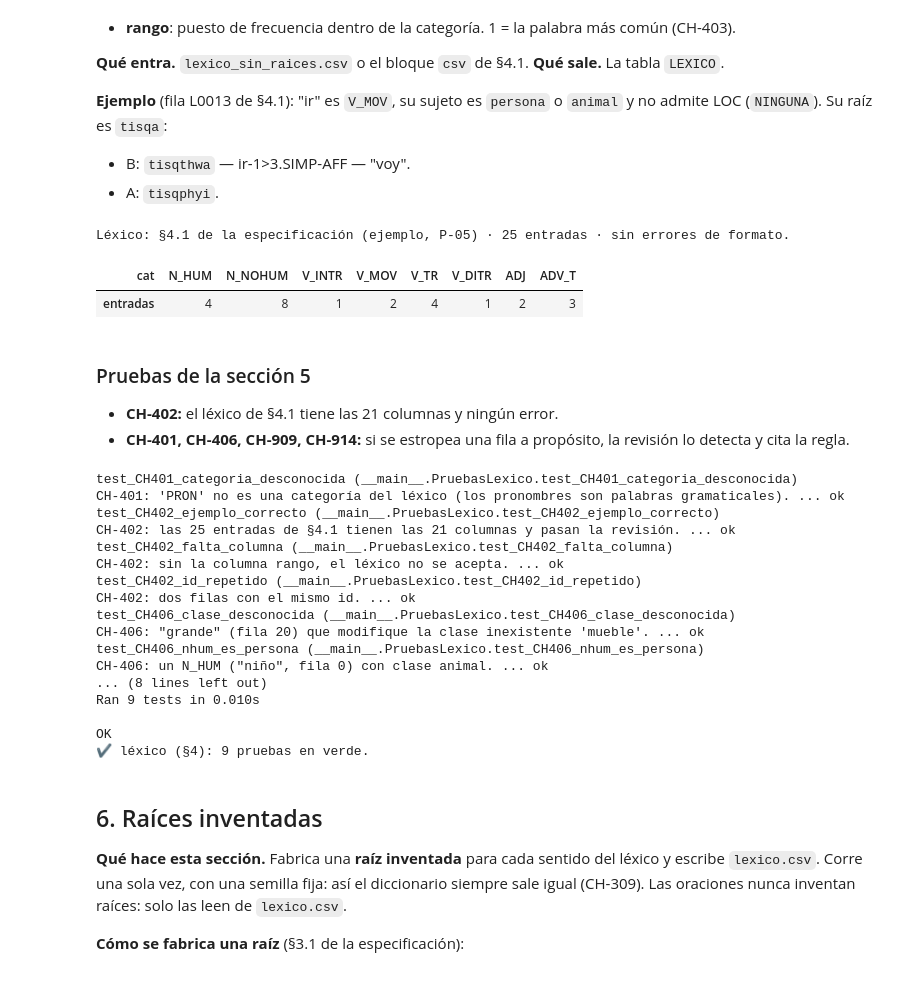
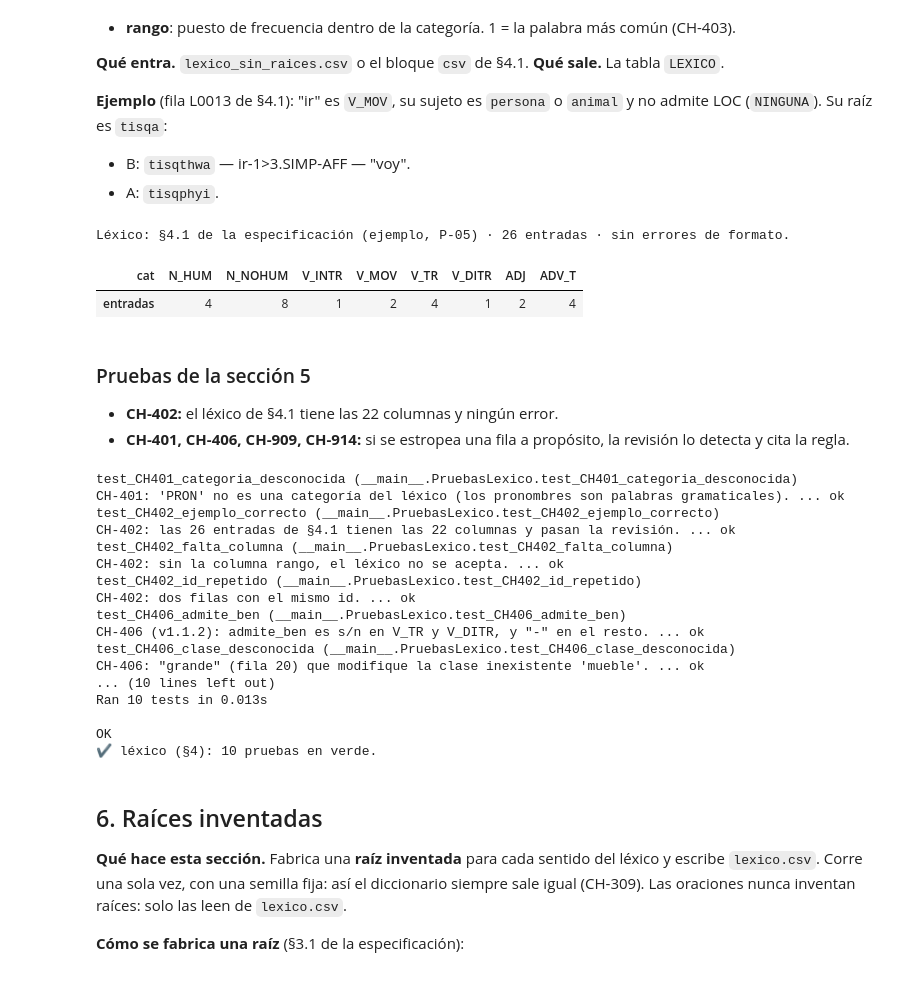
Before and after one commit to MazenAHL13/synthetic-language-generator, a Jupyter notebook: chulupi_generador.ipynb, the cells around one changed output. Cells and saved outputs as stored; diff of their text form; code cells hidden in the pictures.

````diff
--- a/chulupi_generador.ipynb
+++ b/chulupi_generador.ipynb
@@ -136,7 +137,7 @@ Parámetros correctos.
 # 0.3 · Ubicar la carpeta de datos y la de salida.
 from pathlib import Path
 
-NOMBRES_SPEC = ["chulupi_lang_spec.md", "artificial_lang_spec.md"]   # ver PREGUNTAS.md, P-01
+NOMBRES_SPEC = ["chulupi_lang_spec.md"]
 OBLIGATORIOS = ["regresion_ch710.json", "casos_prueba.json"]
 OPCIONALES = ["lexico_sin_raices.csv", "palabras_reales.txt", "conjugaciones.csv"]
 
@@ -1404,7 +1405,7 @@ VERBOS = [c for c in CATEGORIAS if c.startswith("V_")]
 NOMBRES = ["N_HUM", "N_NOHUM"]
 CLASES_SEM = ["persona", "animal", "comida", "bebida", "ropa", "herramienta", "recipiente",
               "planta", "lugar", "vivienda", "tiempo", "abstracto", "objeto"]   # tabla 1 de CH-406
-SUBCAT = {"ADJ": ["tamano", "color", "otro"], "ADV_T": ["pasado", "presente", "futuro"]}   # CH-401
+SUBCAT = {"ADJ": ["tamano", "color", "otro"], "ADV_T": ["pasado", "pasado_remoto", "presente", "futuro"]}   # CH-401 (v1.1.2)
 
 CSV_EJEMPLO = re.search(r"```csv\n(.*?)```", TEXTO_SPEC, re.S).group(1)   # §4.1
 COLUMNAS_LEXICO = CSV_EJEMPLO.splitlines()[0].split(",")                   # CH-402
@@ -1420,7 +1421,7 @@ def leer_csv(fuente):
     Reglas: CH-402 (UTF-8, separador ",").
     Ejemplo:
         >>> leer_csv(io.StringIO(CSV_EJEMPLO)).shape
-        (25, 21)
+        (26, 22)
     """
     df = pd.read_csv(fuente, dtype=str, keep_default_na=False, encoding="utf-8")
     return df.apply(lambda col: col.map(lambda v: unicodedata.normalize("NFC", v)))   # CH-402: NFC
@@ -1473,6 +1474,8 @@ def errores_lexico(df):
             e.append(f"CH-909: rige_ru {f.rige_ru!r} no vale para {cat}")
         if f.obj_persona not in (["s", "n"] if con_od else ["-"]):
             e.append(f"CH-604: obj_persona {f.obj_persona!r} no vale para {cat}")
+        if f.admite_ben not in (["s", "n"] if con_od else ["-"]):
+            e.append(f"CH-406: admite_ben {f.admite_ben!r} no vale para {cat}")
         if not f.rango.isdigit() or int(f.rango) < 1:
             e.append(f"CH-403: rango {f.rango!r} no es un entero ≥ 1")
         # Listas de clases: obligatorias u opcionales según CH-402; con clases de CH-406.
@@ -1488,39 +1491,39 @@ def errores_lexico(df):
             elif v == "NINGUNA" and col != "loc_clases":
                 e.append(f"CH-402: NINGUNA solo vale en loc_clases")
             otras = [c for c in lista(v) if c not in CLASES_SEM]
             if otras:
                 e.append(f"CH-406: {col} con clases desconocidas {otras}")
         if "persona" in lista(f.obj_clases):
             e.append("CH-914: el objeto directo nunca es persona")
         if cat == "V_MOV" and f.loc_clases != "NINGUNA":
             e.append("CH-406: los V_MOV llevan siempre loc_clases = NINGUNA")
         errores += [f"{f.id}: {x}" for x in e]
     rep = df[df.duplicated(["cat", "rango"], keep=False)]
     errores += [f"{i}: CH-403: rango repetido dentro de {c}" for i, c in zip(rep["id"], rep["cat"])]
     return errores
 
 
 LEXICO_EJEMPLO = leer_csv(io.StringIO(CSV_EJEMPLO))
 RUTA_LEXICO_PROD = CARPETA_DATOS / "lexico_sin_raices.csv"
 LEXICO_PRODUCCION = RUTA_LEXICO_PROD.exists()                  # P-05
 LEXICO = leer_csv(RUTA_LEXICO_PROD) if LEXICO_PRODUCCION else LEXICO_EJEMPLO.copy()
 if LEXICO_PRODUCCION:                                         # el rol 1 entrega el archivo sin raíz ni sílabas
     LEXICO = LEXICO.assign(raiz="", silabas="").reindex(columns=COLUMNAS_LEXICO)
 
 errores = errores_lexico(LEXICO)
 if errores:
     raise ValueError(f"El léxico tiene {len(errores)} errores:\n" + "\n".join(errores[:50]))
 print(f"Léxico: {'lexico_sin_raices.csv' if LEXICO_PRODUCCION else '§4.1 de la especificación (ejemplo, P-05)'}"
       f" · {len(LEXICO)} entradas · sin errores de formato.")
 display(LEXICO.groupby("cat").size().reindex(CATEGORIAS, fill_value=0).rename("entradas").to_frame().T)
 # %% [output]
-Léxico: §4.1 de la especificación (ejemplo, P-05) · 25 entradas · sin errores de formato.
+Léxico: §4.1 de la especificación (ejemplo, P-05) · 26 entradas · sin errores de formato.
 | cat | N_HUM | N_NOHUM | V_INTR | V_MOV | V_TR | V_DITR | ADJ | ADV_T |
-| entradas | 4 | 8 | 1 | 2 | 4 | 1 | 2 | 3 |
+| entradas | 4 | 8 | 1 | 2 | 4 | 1 | 2 | 4 |
 # %% [markdown]
 ### Pruebas de la sección 5
 
-- **CH-402:** el léxico de §4.1 tiene las 21 columnas y ningún error.
+- **CH-402:** el léxico de §4.1 tiene las 22 columnas y ningún error.
 - **CH-401, CH-406, CH-909, CH-914:** si se estropea una fila a propósito, la revisión lo detecta y cita la regla.
 # %%
 # 5.2 · Pruebas del léxico.
@@ -1533,9 +1536,9 @@ class PruebasLexico(unittest.TestCase):
         return errores_lexico(df)
 
     def test_CH402_ejemplo_correcto(self):
-        """CH-402: las 25 entradas de §4.1 tienen las 21 columnas y pasan la revisión."""
+        """CH-402: las 26 entradas de §4.1 tienen las 22 columnas y pasan la revisión."""
         self.assertEqual(list(LEXICO_EJEMPLO.columns), COLUMNAS_LEXICO)
-        self.assertEqual((len(LEXICO_EJEMPLO), len(COLUMNAS_LEXICO)), (25, 21))
+        self.assertEqual((len(LEXICO_EJEMPLO), len(COLUMNAS_LEXICO)), (26, 22))
         self.assertEqual(errores_lexico(LEXICO_EJEMPLO), [])
 
     def test_CH402_falta_columna(self):
@@ -1558,6 +1561,11 @@ class PruebasLexico(unittest.TestCase):
         """CH-914: "comer" (fila 15) con persona entre las clases del OD."""
         self.assertTrue(tiene_regla(self.roto(15, obj_clases="comida|persona"), "CH-914"))
 
+    def test_CH406_admite_ben(self):
+        """CH-406 (v1.1.2): admite_ben es s/n en V_TR y V_DITR, y "-" en el resto."""
+        self.assertTrue(tiene_regla(self.roto(15, admite_ben="-"), "CH-406"))
+        self.assertTrue(tiene_regla(self.roto(12, admite_ben="s"), "CH-406"))
+
     def test_CH909_rige_ru_solo_ditr(self):
         """CH-909: "comer" (V_TR) con rige_ru = s."""
         self.assertTrue(tiene_regla(self.roto(15, rige_ru="s"), "CH-909"))
@@ -1576,20 +1584,20 @@ correr_pruebas(PruebasLexico, titulo="léxico (§4)")
 test_CH401_categoria_desconocida (__main__.PruebasLexico.test_CH401_categoria_desconocida)
 CH-401: 'PRON' no es una categoría del léxico (los pronombres son palabras gramaticales). ... ok
 test_CH402_ejemplo_correcto (__main__.PruebasLexico.test_CH402_ejemplo_correcto)
-CH-402: las 25 entradas de §4.1 tienen las 21 columnas y pasan la revisión. ... ok
+CH-402: las 26 entradas de §4.1 tienen las 22 columnas y pasan la revisión. ... ok
 test_CH402_falta_columna (__main__.PruebasLexico.test_CH402_falta_columna)
 CH-402: sin la columna rango, el léxico no se acepta. ... ok
 test_CH402_id_repetido (__main__.PruebasLexico.test_CH402_id_repetido)
 CH-402: dos filas con el mismo id. ... ok
+test_CH406_admite_ben (__main__.PruebasLexico.test_CH406_admite_ben)
+CH-406 (v1.1.2): admite_ben es s/n en V_TR y V_DITR, y "-" en el resto. ... ok
 test_CH406_clase_desconocida (__main__.PruebasLexico.test_CH406_clase_desconocida)
 CH-406: "grande" (fila 20) que modifique la clase inexistente 'mueble'. ... ok
-test_CH406_nhum_es_persona (__main__.PruebasLexico.test_CH406_nhum_es_persona)
-CH-406: un N_HUM ("niño", fila 0) con clase animal. ... ok
-... (8 lines left out)
-Ran 9 tests in 0.010s
+... (10 lines left out)
+Ran 10 tests in 0.013s
 
 OK
-✔ léxico (§4): 9 pruebas en verde.
+✔ léxico (§4): 10 pruebas en verde.
 # %% [markdown]
 ## 6. Raíces inventadas
 
````
Also changed, not shown: parts of 28 cells of this notebook, 6 other files.
